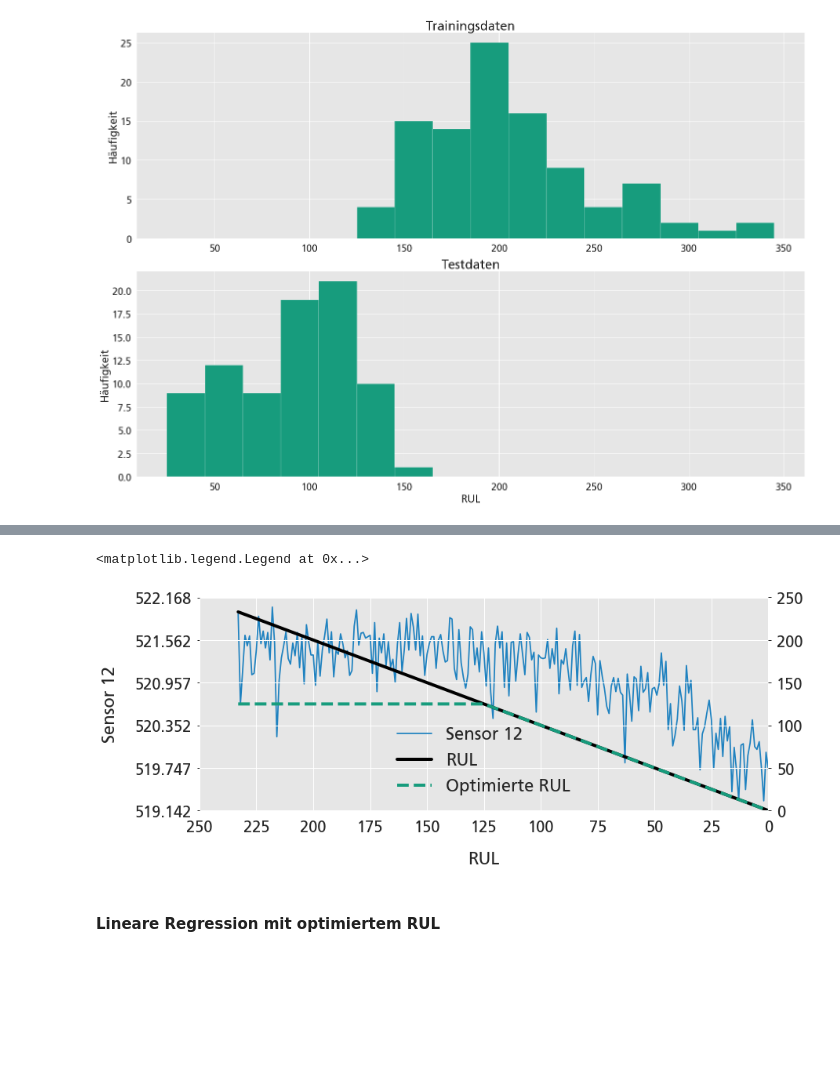
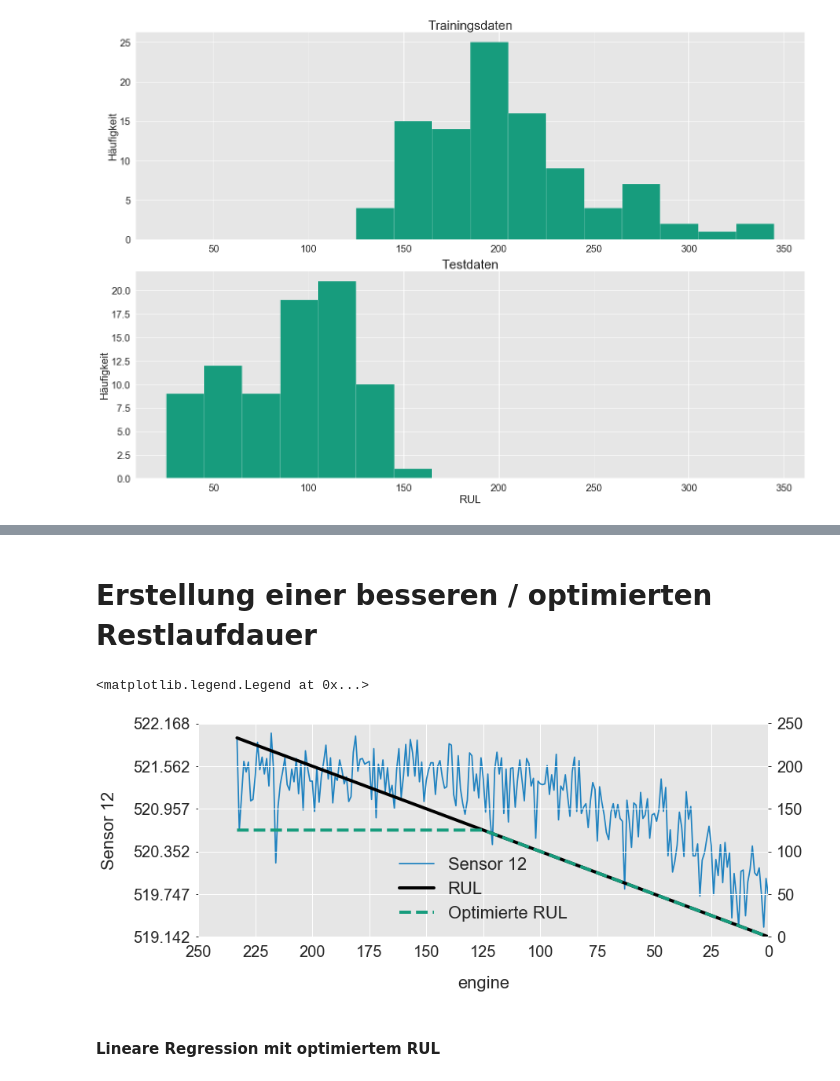
Before and after one commit to BIEC-Coaching/BIEC_Coaching, a Jupyter notebook: NASA Turbofan Engines - Data Analysis, Preparation & Modelling.ipynb, the cells around one changed output, grey strips where cells are left out. Cells and saved outputs as stored; diff of their text form; code cells hidden in the pictures; blank space fills up the shorter version.

```diff
--- a/NASA Turbofan Engines - Data Analysis, Preparation & Modelling.ipynb
+++ b/NASA Turbofan Engines - Data Analysis, Preparation & Modelling.ipynb
@@ -48,18 +110,18 @@ df_train.drop(drop_cols,axis=1, inplace=True)
 # %%
-# Definition der remaining useful time (RUL)
+# Definition der remaining useful lifetime (RUL)
 def add_remaining_useful_life(df):
-    # Get the total number of cycles for each unit
-    grouped_by_unit = df_train.groupby(by="unit#")
+    # Erhalte die maximale Anzahl von Durchläufen pro Triebwerk (engine)
+    grouped_by_unit = df_train.groupby(by="engine#")
     max_cycle = grouped_by_unit["tCycles"].max()
 
-    # Merge the max cycle back into the original frame
-    result_frame = df_train.merge(max_cycle.to_frame(name='max_cycle'), left_on='unit#', right_index=True)
+    # Erstelle eine neue Spalte "max_cycle", die die maximale Anzahl an Zyklus für jedes Triebwerk beinmhaltet
+    result_frame = df_train.merge(max_cycle.to_frame(name='max_cycle'), left_on='engine#', right_index=True)
 
-    # Calculate remaining useful life for each row
+    # Berechne die RUL für jede Beobachtung (Zeile)
     remaining_useful_life = result_frame["max_cycle"] - result_frame["tCycles"]
     result_frame["RUL"] = remaining_useful_life
 
-    # drop max_cycle as it's no longer needed
+    # Lösche die Spalte "max_cycle", da sie nicht Länger benötigt wird
     result_frame = result_frame.drop("max_cycle", axis=1)
     return result_frame
 
@@ -150,15 +275,15 @@ plt.show()
 # %% [output]
 [figure]
 # %%
+# Erstellung eines Schabilds, welches die RUL und einen beispielhaften Sensor für ein Triebwerk zeigt
 fig, ax1 = plt.subplots(1,1, figsize=(13,5))
 
-unit20_RUL = np.array(df_train.loc[df_train['unit#']==20, 'RUL'])
-unit20_sensor12 = np.array(df_train.loc[df_train['unit#']==20, 'sensor12'])
+unit20_RUL = np.array(df_train.loc[df_train['engine#']==20, 'RUL'])
+unit20_sensor12 = np.array(df_train.loc[df_train['engine#']==20, 'sensor12'])
 
 signal = ax1.plot(unit20_RUL, unit20_sensor12, color=fh_blue)
 
-
-plt.xlim(250, 0)  # reverse the x-axis so RUL counts down to zero
+plt.xlim(250, 0)
 plt.xticks(np.arange(0, 275, 25))
 ax1.set_ylabel('Sensor 12', labelpad=20)
 ax1.set_xlabel('RUL', labelpad=20)
@@ -167,18 +292,15 @@ ax2 = ax1.twinx()
 rul_line = ax2.plot(unit20_RUL, unit20_RUL, 'k', linewidth=4)
 ax2.set_ylabel('RUL', labelpad=20)
 
-# equal spacing of y ticks for both axes, so the gridlines allign
-ax2.set_ylim(0, 250)  # set limits of axis you want to display neatly
+ax2.set_ylim(0, 250)
 ax2.set_yticks(
-    np.linspace(ax2.get_ybound()[0], ax2.get_ybound()[1], 6))  # choose integer to neatly divide your axis, in our case 6
+    np.linspace(ax2.get_ybound()[0], ax2.get_ybound()[1], 6))
 ax1.set_yticks(
-    np.linspace(ax1.get_ybound()[0], ax1.get_ybound()[1], 6))  # apply same spacing to other axis
+    np.linspace(ax1.get_ybound()[0], ax1.get_ybound()[1], 6))
 
-# code to have a unified legend
 lines = signal+rul_line
 labels = ['sensor12', 'RUL']
 ax1.legend(lines, labels, loc=0)
 
-
 plt.show()
 # %% [output]
@@ -186 +313,3 @@ plt.show()
+# %% [markdown]
+# Erstellung einer besseren / optimierten Restlaufdauer
 # %%
@@ -188,36 +317,36 @@ plt.show()
 y_train_optimized = y_train.clip(upper=125)
 # %%
+# Erstellung eines Schabilds, welches die RUL, die optimierte RUL und einen beispielhaften Sensor für ein Triebwerk zeigt
 fig, ax1 = plt.subplots(1,1, figsize=(13,5))
 
 signal = ax1.plot(unit20_RUL, unit20_sensor12, color=fh_blue)
 
-rul = df_train.loc[df_train['unit#']==20, 'RUL']
+rul = df_train.loc[df_train['engine#']==20, 'RUL']
 unit20_RUL_optimized = unit20_RUL.copy()
 unit20_RUL_optimized[unit20_RUL_optimized >= 125] = 125
 
-plt.xlim(250, 0)  # reverse the x-axis so RUL counts down to zero
+plt.xlim(250, 0)
 plt.xticks(np.arange(0, 275, 25))
 ax1.set_ylabel('Sensor 12', labelpad=20)
-ax1.set_xlabel('RUL', labelpad=20)
+ax1.set_xlabel('engine', labelpad=20)
 
 ax2 = ax1.twinx()
 rul_line = ax2.plot(unit20_RUL, unit20_RUL, 'k', linewidth=4)
 
 rul_line2 = ax2.plot(unit20_RUL, unit20_RUL_optimized, '--', linewidth=4, color=fh_teal)
 
-# equal spacing of y ticks for both axes, so the gridlines allign
-ax2.set_ylim(0, 250)  # set limits of axis you want to display neatly
+ax2.set_ylim(0, 250)
 ax2.set_yticks(
-    np.linspace(ax2.get_ybound()[0], ax2.get_ybound()[1], 6))  # choose integer to neatly divide your axis, in our case 6
+    np.linspace(ax2.get_ybound()[0], ax2.get_ybound()[1], 6))
 ax1.set_yticks(
-    np.linspace(ax1.get_ybound()[0], ax1.get_ybound()[1], 6))  # apply same spacing to other axis
+    np.linspace(ax1.get_ybound()[0], ax1.get_ybound()[1], 6))
 
 lines = signal+rul_line+rul_line2
 labels = ['Sensor 12', 'RUL', 'Optimierte RUL']
 ax1.legend(lines, labels, loc=0)
 # %% [output]
 <matplotlib.legend.Legend at 0x...>
-[figure, old version]
+[figure, new version]
 # %% [markdown]
 #### Lineare Regression mit optimiertem RUL
 # %%
```
Also changed, not shown: parts of 61 cells of this notebook.
